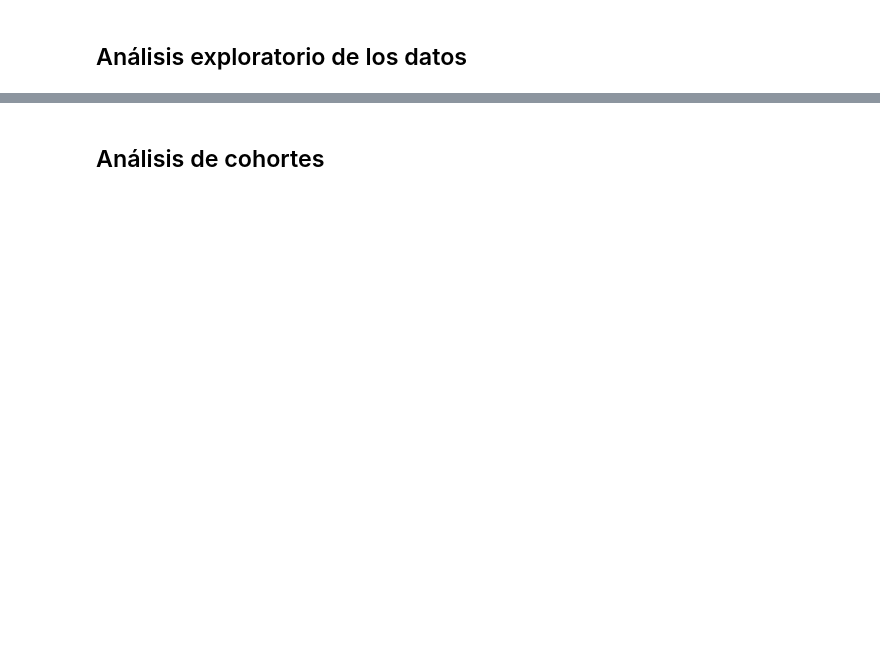
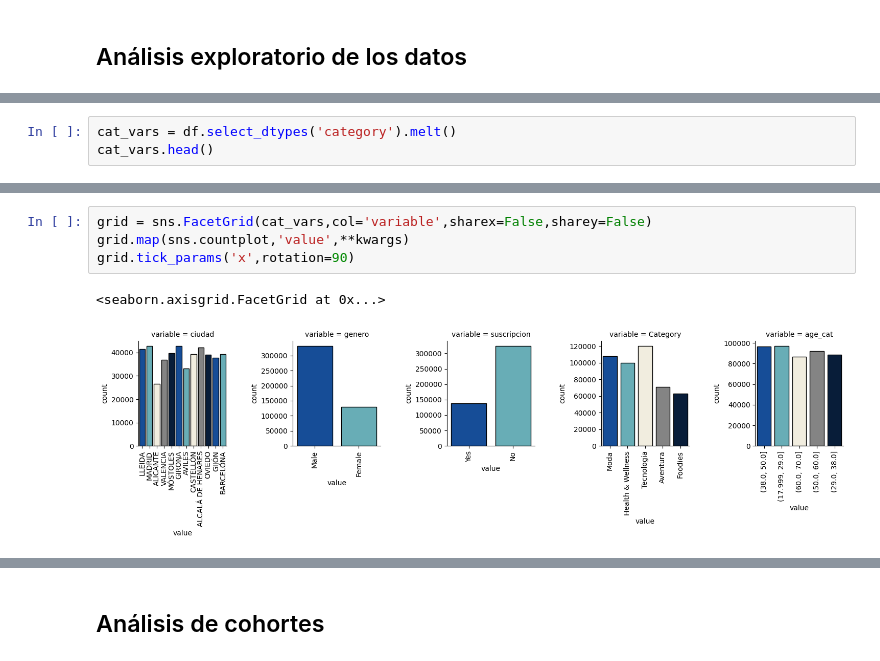
Before and after one commit to MiguelAMeloM/Miguel_DataAnalytics, a Jupyter notebook: campañas_marketing/analisis_cohortes.ipynb, the cells around one changed output, grey strips where cells are left out. Drawn from its saved outputs; the diff is of its cells as text; blank space fills up the shorter version.

```diff
--- a/campañas_marketing/analisis_cohortes.ipynb
+++ b/campañas_marketing/analisis_cohortes.ipynb
@@ -127,0 +142,3 @@ AttributeError: 'FacetGrid' object has no attribute 'map_grid'
+# %%
+cat_vars = df.select_dtypes('category').melt()
+cat_vars.head()
@@ -127,0 +152,7 @@ AttributeError: 'FacetGrid' object has no attribute 'map_grid'
+# %%
+grid = sns.FacetGrid(cat_vars,col='variable',sharex=False,sharey=False)
+grid.map(sns.countplot,'value',**kwargs)
+grid.tick_params('x',rotation=90)
+# %% [output]
+<seaborn.axisgrid.FacetGrid at 0x...>
+[figure, added]
```
Also changed, not shown: parts of 9 cells of this notebook.
